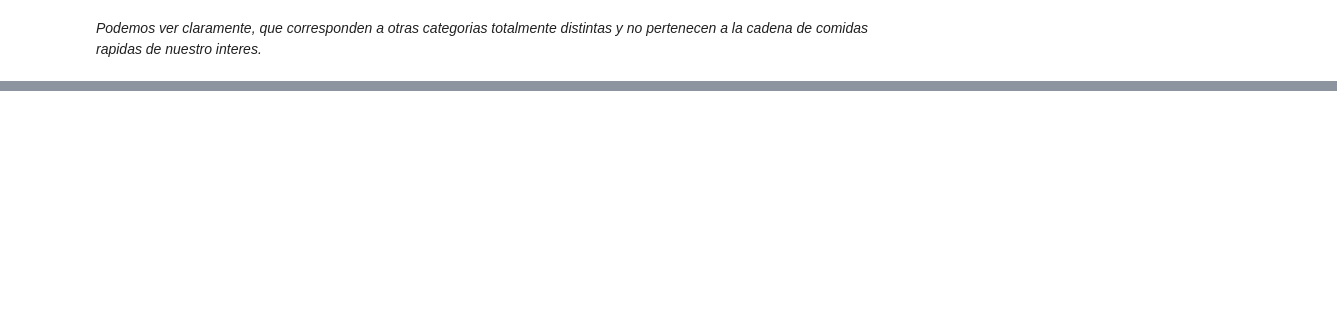
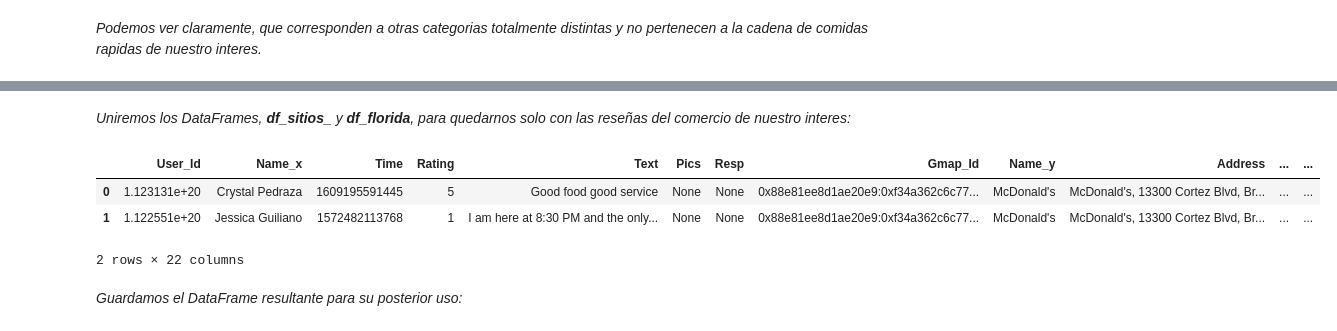
Before and after one commit to MiliTrres/PF_Reviews-Recommendation_Henry, a Jupyter notebook: ETL.ipynb, the cells around one changed output, grey strips where cells are left out. Cells and saved outputs as stored; diff of their text form; code cells hidden in the pictures; blank space fills up the shorter version.

```diff
--- a/ETL.ipynb
+++ b/ETL.ipynb
@@ -347,7 +351,7 @@ else:
 # %% [markdown]
 *Leemos el archivo generado anteriormente y lo almacenamos en un DataFrame para proceder con las transformaciones del mismo:*
 # %%
-df_sitios = pd.read_parquet('../metadadatos-sitios.parquet')
+df_sitios = pd.read_parquet('./Datos/metadatos-sitios-temporal.parquet')
 # %% [markdown]
 *Normalizamos los nombres de las columnas del mismo:*
 # %%
@@ -452,0 +468,2 @@ df_sitios[~df_sitios['Category'].str.contains('restaurant|Fast food|Restaurant|f
+# %%
+df_florida = pd.read_parquet('./Datos/review-Florida-temporal.parquet')
@@ -452,0 +472,2 @@ df_sitios[~df_sitios['Category'].str.contains('restaurant|Fast food|Restaurant|f
+# %%
+df_florida = ut.normalizacion_columnas(df_florida)
@@ -452,0 +490,13 @@ df_sitios[~df_sitios['Category'].str.contains('restaurant|Fast food|Restaurant|f
+# %% [markdown]
+*Uniremos los DataFrames, **df_sitios_** y **df_florida**, para quedarnos solo con las reseñas del comercio de nuestro interes:*
+# %%
+reviews_florida = df_florida.merge(df_sitios, on= 'Gmap_Id')
+# %%
+reviews_florida.head(2)
+# %% [output]
+|  | User_Id | Name_x | Time | Rating | Text | Pics | Resp | Gmap_Id | Name_y | Address | ... | ... |
+| 0 | 1.123131e+20 | Crystal Pedraza | 1609195591445 | 5 | Good food good service | None | None | 0x88e81ee8d1ae20e9:0xf34a362c6c77... | McDonald's | McDonald's, 13300 Cortez Blvd, Br... | ... | ... |
+| 1 | 1.122551e+20 | Jessica Guiliano | 1572482113768 | 1 | I am here at 8:30 PM and the only... | None | None | 0x88e81ee8d1ae20e9:0xf34a362c6c77... | McDonald's | McDonald's, 13300 Cortez Blvd, Br... | ... | ... |
+2 rows × 22 columns
+# %% [markdown]
+*Guardamos el DataFrame resultante para su posterior uso:*
```
Also changed, not shown: parts of 33 cells of this notebook, 9 other files.
